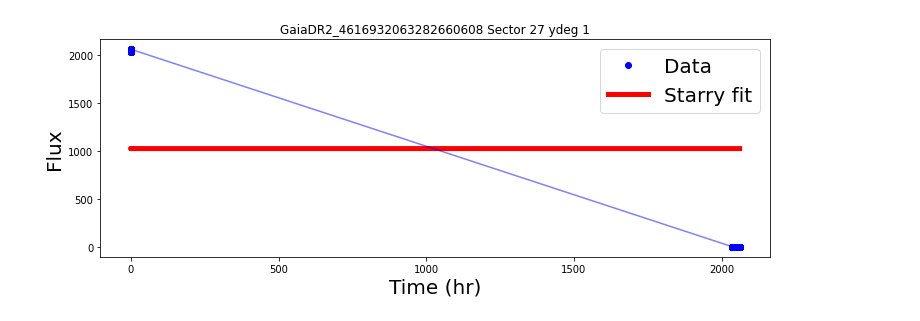
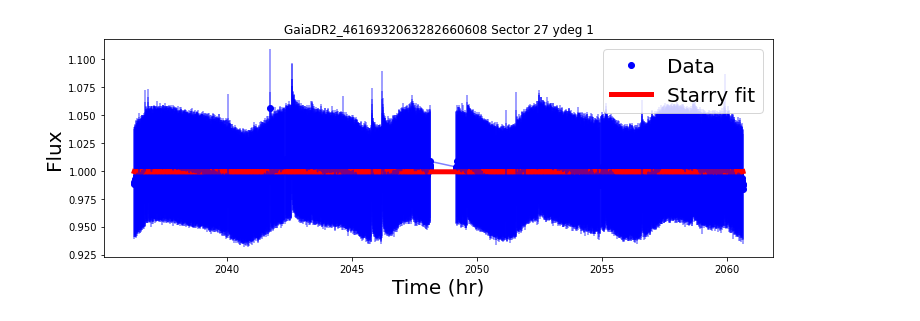
Before and after one commit to MohammadRefat23/StarryAtmospheres, a Jupyter notebook: GaiaDR2_Objects.ipynb, the cells around one changed output. Cells and saved outputs as stored; diff of their text form; code cells hidden in the pictures.

```diff
--- a/GaiaDR2_Objects.ipynb
+++ b/GaiaDR2_Objects.ipynb
@@ -50,0 +59,4 @@ for i in range(len(data)-1):
+# %%
+sector_flux = np.array(sec27['flux'])
+
+sector_time = np.array(sec27['time'])
@@ -51,11 +68,11 @@ for i in range(len(data)-1):
 # %%
 ### Normalize flux array to 1
 
-sector_flux_normalized = [x+1 for x in sector_flux]
+sector_flux_normalized = sector_flux+1
 # %%
 ### Calculate Error
 
-flux_error = np.zeros_like(sector_flux) + 0.5
+flux_error = (sector_flux_normalized) * 0.05
 # %%
 ### Choose ydeg for maps
 
@@ -82,7 +99,7 @@ map.set_prior(L=L) #set the prior mean and covariance of the spherical harmonic
 # %%
 ### More map variables
 
-nrot=max(sector_time)/period_hours # Calculate the number of rotations
+nrot=max(sector_time)/period_days # Calculate the number of rotations
 npts = len(sector_time) # create an array with the same number of data points as time_r5_degree
 theta = np.linspace(0, 360 * nrot, npts) # returns an array that's evenly spaced between 0 and 360(nrot) spaced by npts
 # Rotate to an observer inclination
@@ -113,14 +130,14 @@ map.show(colorbar=True, projection="rect")
 # %%
 ## Plotting
 fig, ax = plt.subplots(1, figsize=(12, 4))
 plt.title("GaiaDR2_4616932063282660608 Sector " + str(sector)+" ydeg "+str(ydeg))
-plt.plot(sector_time, sector_flux,label="Data",linestyle="none",marker="o",color="blue")
+plt.plot(sector_time, sector_flux_normalized,label="Data",linestyle="none",marker="o",color="blue")
 #plt.ylim(0.98,1.02)
 plt.plot(sector_time, map.flux(**kwargs),label="Starry fit",linewidth=5,color="red")
 plt.legend(prop={'size': 20})
-plt.errorbar(sector_time, sector_flux, flux_error,alpha=0.5,color="blue")
+plt.errorbar(sector_time,sector_flux_normalized , flux_error,alpha=0.5,color="blue")
 ax.set_xlabel("Time (hr)", fontsize=20)
 ax.set_ylabel("Flux", fontsize=20)
 plt.savefig("sector"+str(sector)+"_ydeg"+str(ydeg)+".jpg")
 # %% [output]
-[figure, old version]
+[figure, new version]
```
Also changed, not shown: parts of 8 cells of this notebook.
